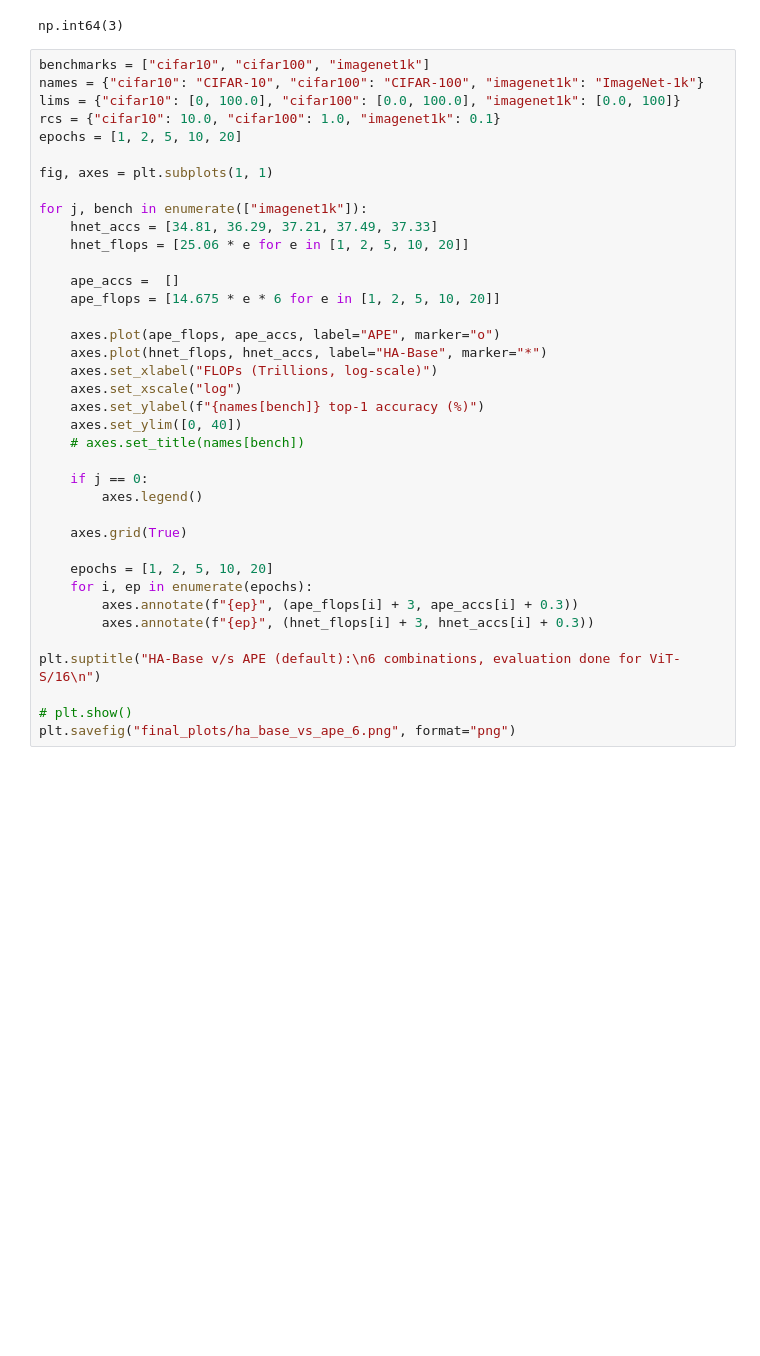
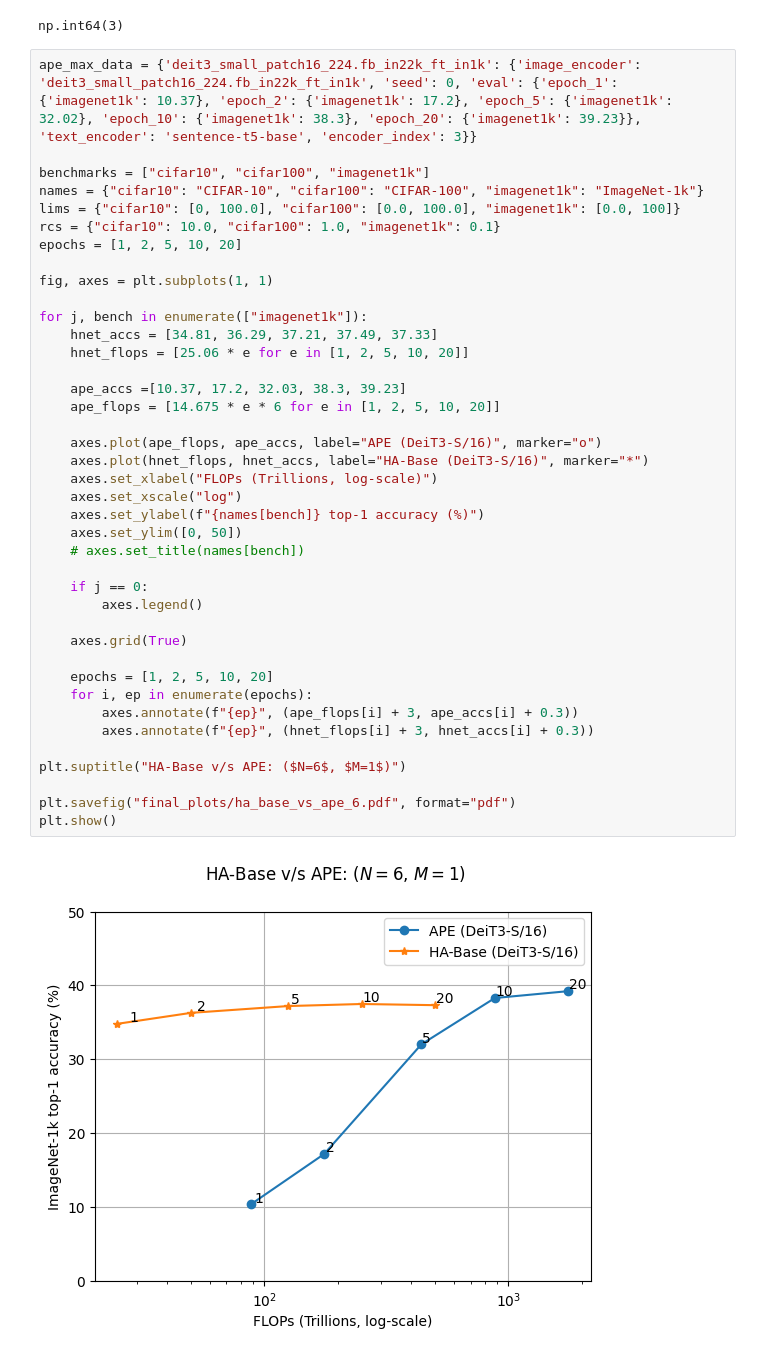
Before and after one commit to jaisidhsingh/hypa-new, a Jupyter notebook: hyperalignment/plot.ipynb, the cells around one changed output. Cells and saved outputs as stored; diff of their text form; blank space fills up the shorter version.

```diff
--- a/hyperalignment/plot.ipynb
+++ b/hyperalignment/plot.ipynb
@@ -378,40 +378,44 @@ hnet
 # %% [output]
 np.int64(3)
 # %%
+ape_max_data = {'deit3_small_patch16_224.fb_in22k_ft_in1k': {'image_encoder': 'deit3_small_patch16_224.fb_in22k_ft_in1k', 'seed': 0, 'eval': {'epoch_1': {'imagenet1k': 10.37}, 'epoch_2': {'imagenet1k': 17.2}, 'epoch_5': {'imagenet1k': 32.02}, 'epoch_10': {'imagenet1k': 38.3}, 'epoch_20': {'imagenet1k': 39.23}}, 'text_encoder': 'sentence-t5-base', 'encoder_index': 3}}
+
 benchmarks = ["cifar10", "cifar100", "imagenet1k"]
 names = {"cifar10": "CIFAR-10", "cifar100": "CIFAR-100", "imagenet1k": "ImageNet-1k"}
 lims = {"cifar10": [0, 100.0], "cifar100": [0.0, 100.0], "imagenet1k": [0.0, 100]}
 rcs = {"cifar10": 10.0, "cifar100": 1.0, "imagenet1k": 0.1}
 epochs = [1, 2, 5, 10, 20]
 
 fig, axes = plt.subplots(1, 1)
 
 for j, bench in enumerate(["imagenet1k"]):
     hnet_accs = [34.81, 36.29, 37.21, 37.49, 37.33]
     hnet_flops = [25.06 * e for e in [1, 2, 5, 10, 20]]
 
-    ape_accs =  []
+    ape_accs =[10.37, 17.2, 32.03, 38.3, 39.23]
     ape_flops = [14.675 * e * 6 for e in [1, 2, 5, 10, 20]]
 
-    axes.plot(ape_flops, ape_accs, label="APE", marker="o")
-    axes.plot(hnet_flops, hnet_accs, label="HA-Base", marker="*")
+    axes.plot(ape_flops, ape_accs, label="APE (DeiT3-S/16)", marker="o")
+    axes.plot(hnet_flops, hnet_accs, label="HA-Base (DeiT3-S/16)", marker="*")
     axes.set_xlabel("FLOPs (Trillions, log-scale)")
     axes.set_xscale("log")
     axes.set_ylabel(f"{names[bench]} top-1 accuracy (%)")
-    axes.set_ylim([0, 40])
+    axes.set_ylim([0, 50])
     # axes.set_title(names[bench])
 
     if j == 0:
         axes.legend()
 
     axes.grid(True)
 
     epochs = [1, 2, 5, 10, 20]
     for i, ep in enumerate(epochs):
         axes.annotate(f"{ep}", (ape_flops[i] + 3, ape_accs[i] + 0.3))
         axes.annotate(f"{ep}", (hnet_flops[i] + 3, hnet_accs[i] + 0.3))
 
-plt.suptitle("HA-Base v/s APE (default):\n6 combinations, evaluation done for ViT-S/16\n")
+plt.suptitle("HA-Base v/s APE: ($N=6$, $M=1$)")
 
-# plt.show()
-plt.savefig("final_plots/ha_base_vs_ape_6.png", format="png")
+plt.savefig("final_plots/ha_base_vs_ape_6.pdf", format="pdf")
+plt.show()
+# %% [output]
+[figure, added]
```
Also changed, not shown: 3 other files.
